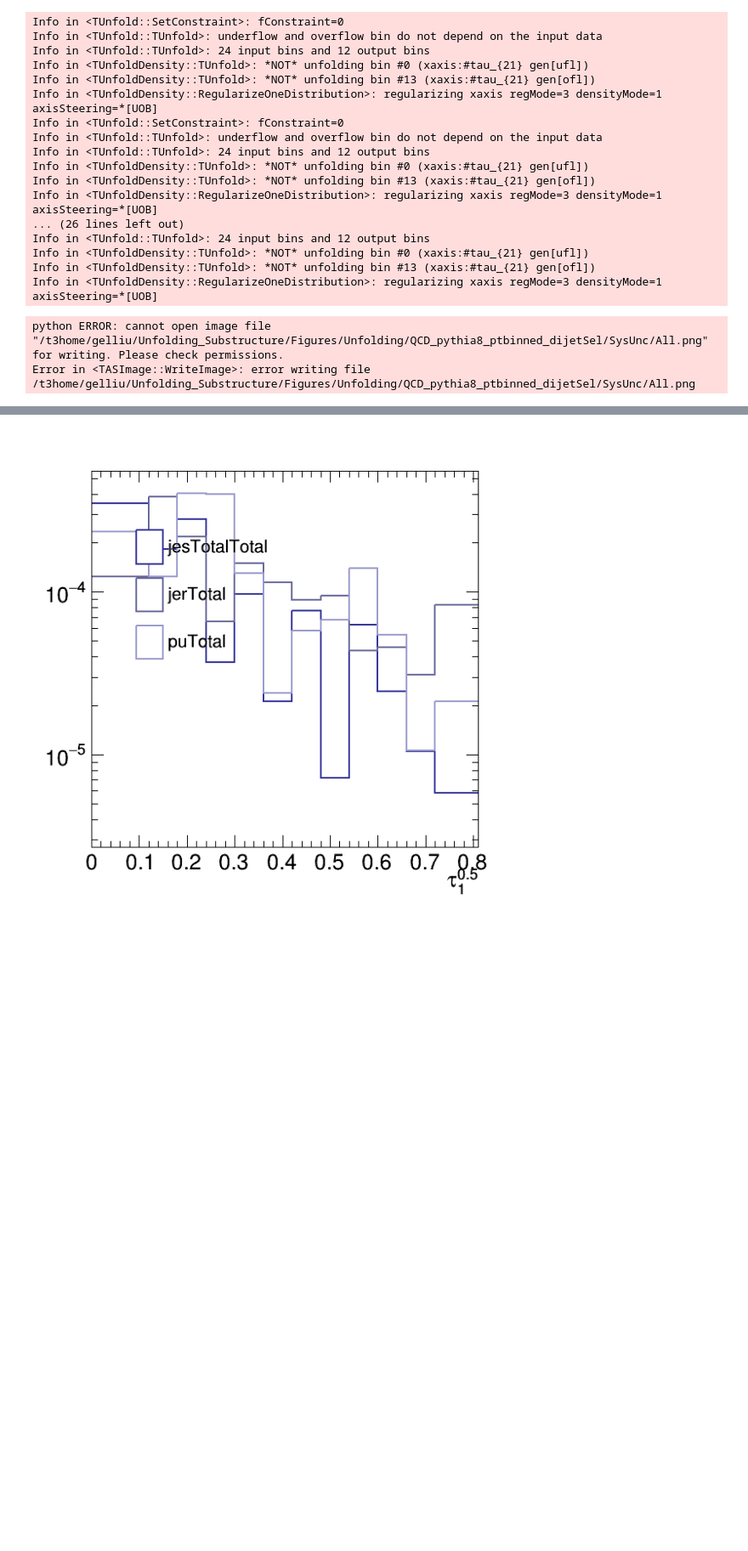
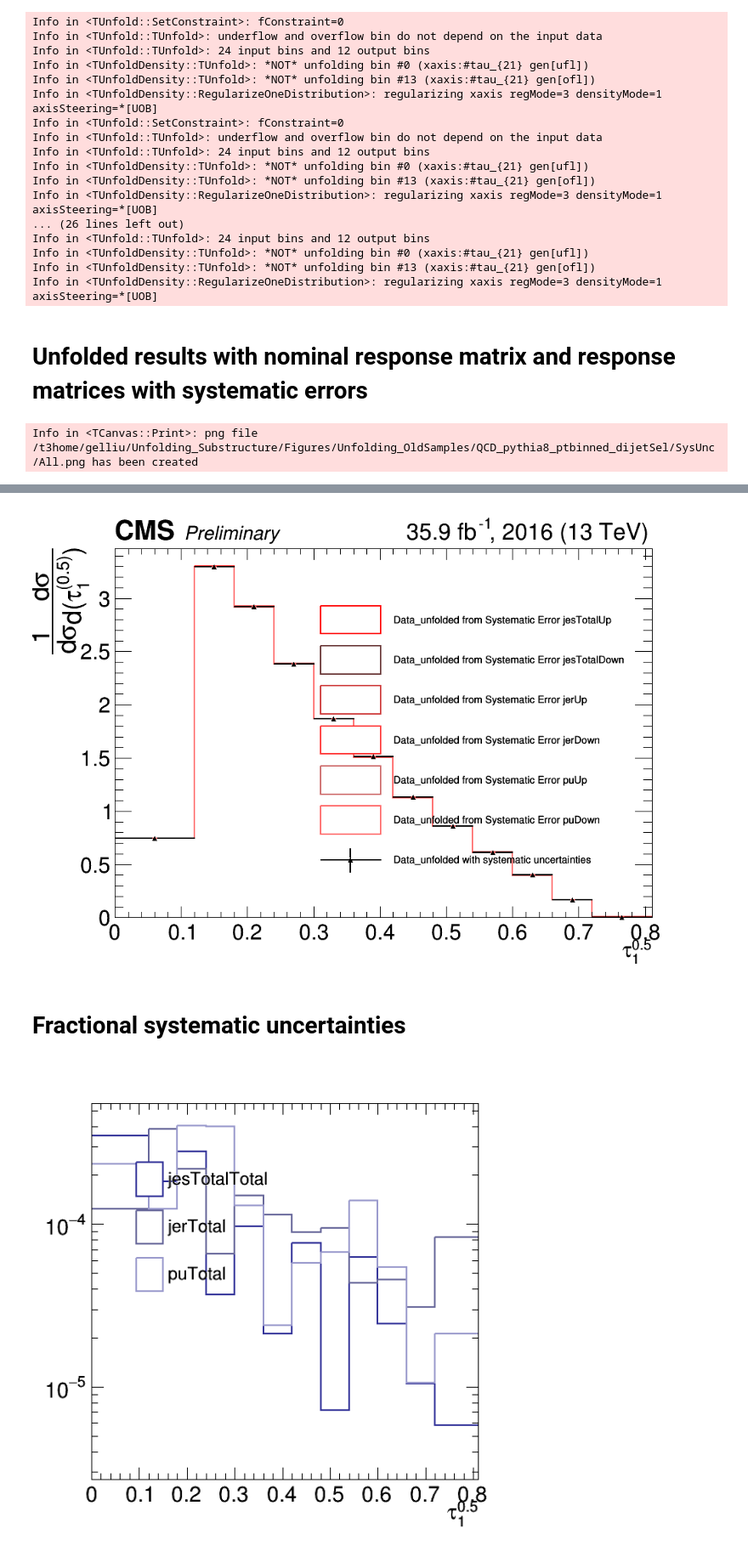
Before and after one commit to GlennnLiu/jetObservables, a Jupyter notebook: Unfolding/notebooks/SysUncStudy_tau1^0p5_dijet_OldSamples.ipynb, the cells around one changed output, grey strips where cells are left out. Shown at 85% size. Drawn from its saved outputs; the diff is of its cells as text; code cells hidden in the pictures; blank space fills up the shorter version.

```diff
--- a/Unfolding/notebooks/SysUncStudy_tau1^0p5_dijet_OldSamples.ipynb
+++ b/Unfolding/notebooks/SysUncStudy_tau1^0p5_dijet_OldSamples.ipynb
@@ -413,6 +414,8 @@ Info in <TUnfold::TUnfold>: 24 input bins and 12 output bins
 Info in <TUnfoldDensity::TUnfold>: *NOT* unfolding bin #0 (xaxis:#tau_{21} gen[ufl])
 Info in <TUnfoldDensity::TUnfold>: *NOT* unfolding bin #13 (xaxis:#tau_{21} gen[ofl])
 Info in <TUnfoldDensity::RegularizeOneDistribution>: regularizing xaxis regMode=3 densityMode=1 axisSteering=*[UOB]
+# %% [markdown]
+# Unfolded results with nominal response matrix and response matrices with systematic errors
 # %%
 CMS_lumi.extraText="Preliminary"
 CMS_lumi.lumi_13TeV=str(round((lumi/1000.),2))+" fb^{-1}, 2016 (13 TeV)"
@@ -428,8 +431,7 @@ hs.GetYaxis().SetTitleOffset(0.85)
 hs.GetXaxis().SetTitleSize(0.05)
 leg.Draw("same")
 CMS_lumi.CMS_lumi(c,4,0)
-c.SaveAs("/t3home/gelliu/Unfolding_Substructure/Figures/Unfolding/QCD_pythia8_ptbinned_dijetSel/SysUnc/All.png")
+c.SaveAs("/t3home/gelliu/Unfolding_Substructure/Figures/Unfolding_OldSamples/QCD_pythia8_ptbinned_dijetSel/SysUnc/All.png")
 c.Draw()#error->uncertainties
 # %% [output]
-python ERROR: cannot open image file "/t3home/gelliu/Unfolding_Substructure/Figures/Unfolding/QCD_pythia8_ptbinned_dijetSel/SysUnc/All.png" for writing. Please check permissions.
-Error in <TASImage::WriteImage>: error writing file /t3home/gelliu/Unfolding_Substructure/Figures/Unfolding/QCD_pythia8_ptbinned_dijetSel/SysUnc/All.png
+Info in <TCanvas::Print>: png file /t3home/gelliu/Unfolding_Substructure/Figures/Unfolding_OldSamples/QCD_pythia8_ptbinned_dijetSel/SysUnc/All.png has been created
@@ -437,3 +438,6 @@ Error in <TASImage::WriteImage>: error writing file /t3home/gelliu/Unfolding_Sub
+[figure, added]
+# %% [markdown]
+# Fractional systematic uncertainties
 # %%
 c=rt.TCanvas()
 c.SetLogy()
```
Also changed, not shown: parts of 8 cells of this notebook, 13 other files.
